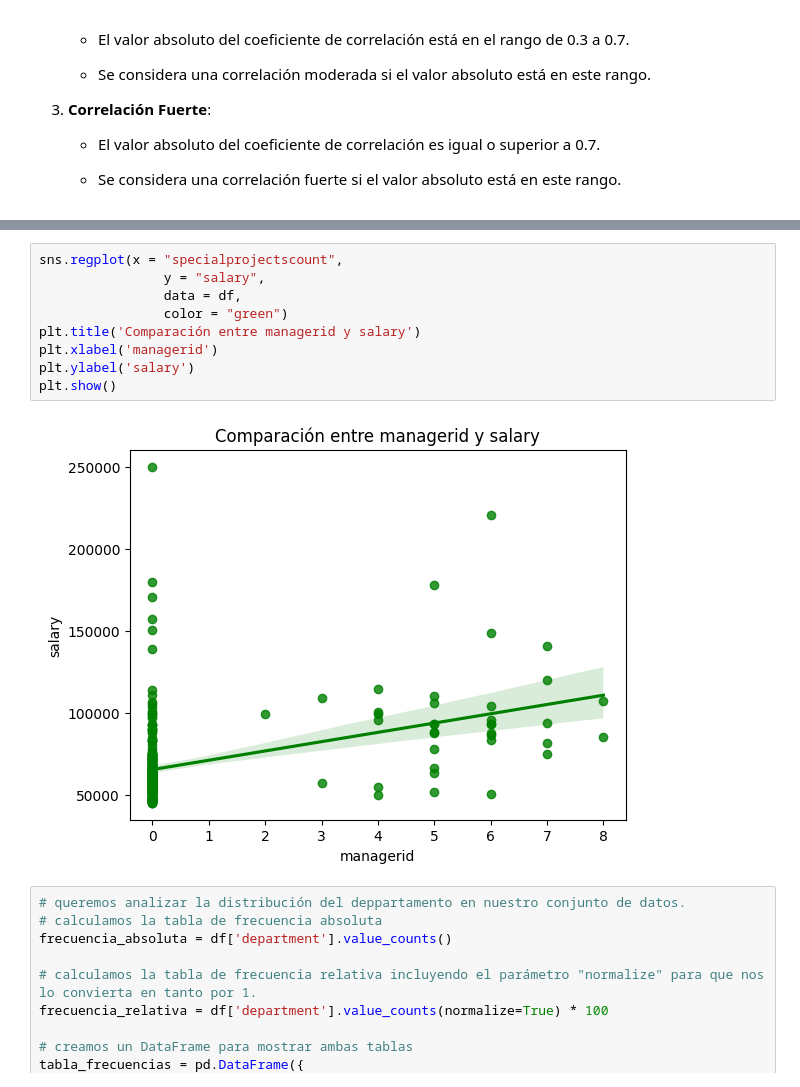
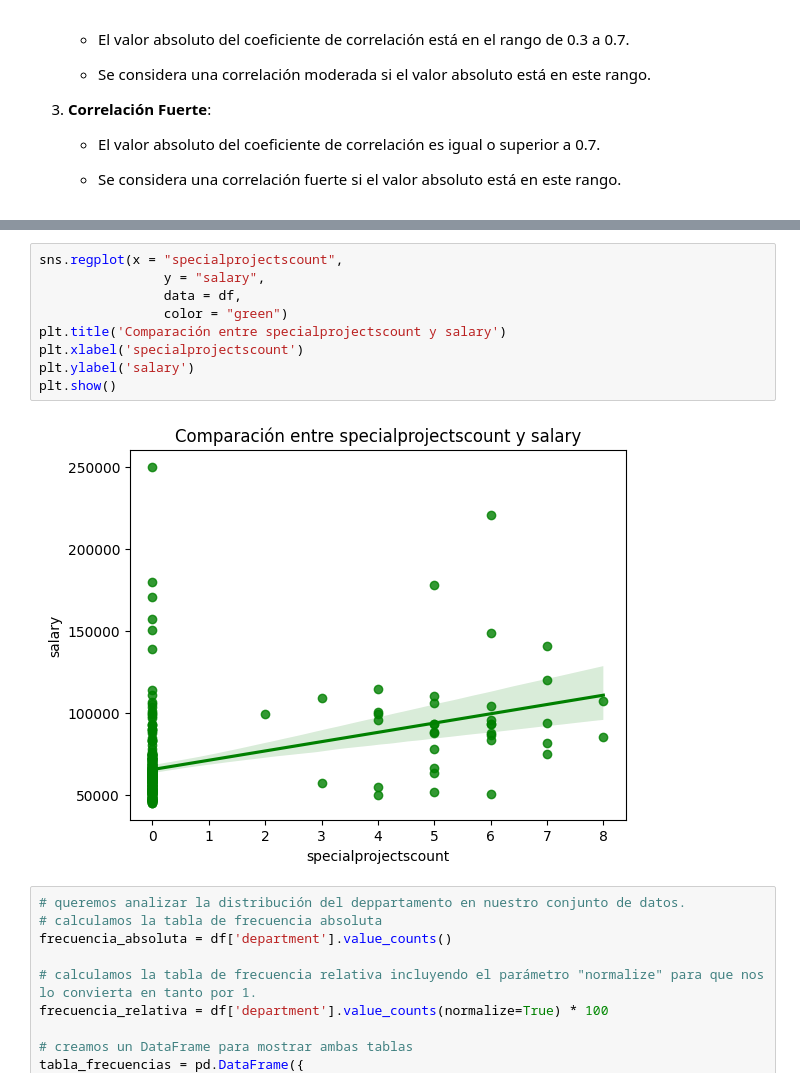
Before and after one commit to Adalab/proyecto-da-promoF-modulo4-equipo6, a Jupyter notebook: ABtesting.ipynb, the cells around one changed output, grey strips where cells are left out. Drawn from its saved outputs; the diff is of its cells as text.

```diff
--- a/ABtesting.ipynb
+++ b/ABtesting.ipynb
@@ -191,14 +213,14 @@ sns.heatmap(df_correlaciones, # sobre que datos queremos hacer el heatmap
 # %%
 sns.regplot(x = "specialprojectscount",
                 y = "salary",
                 data = df,
                 color = "green")
-plt.title('Comparación entre managerid y salary')
-plt.xlabel('managerid')
+plt.title('Comparación entre specialprojectscount y salary')
+plt.xlabel('specialprojectscount')
 plt.ylabel('salary')
 plt.show()
 # %% [output]
-[figure, old version]
+[figure, new version]
 # %%
 # queremos analizar la distribución del deppartamento en nuestro conjunto de datos.
 # calculamos la tabla de frecuencia absoluta
```
Also changed, not shown: parts of 46 cells of this notebook.
